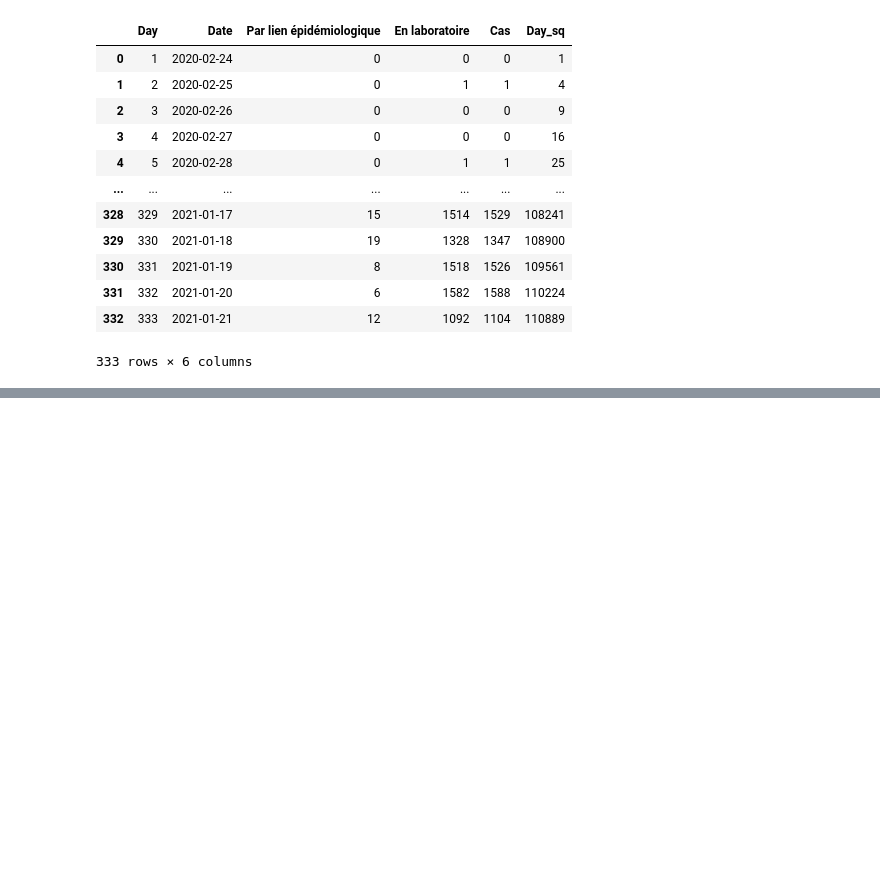
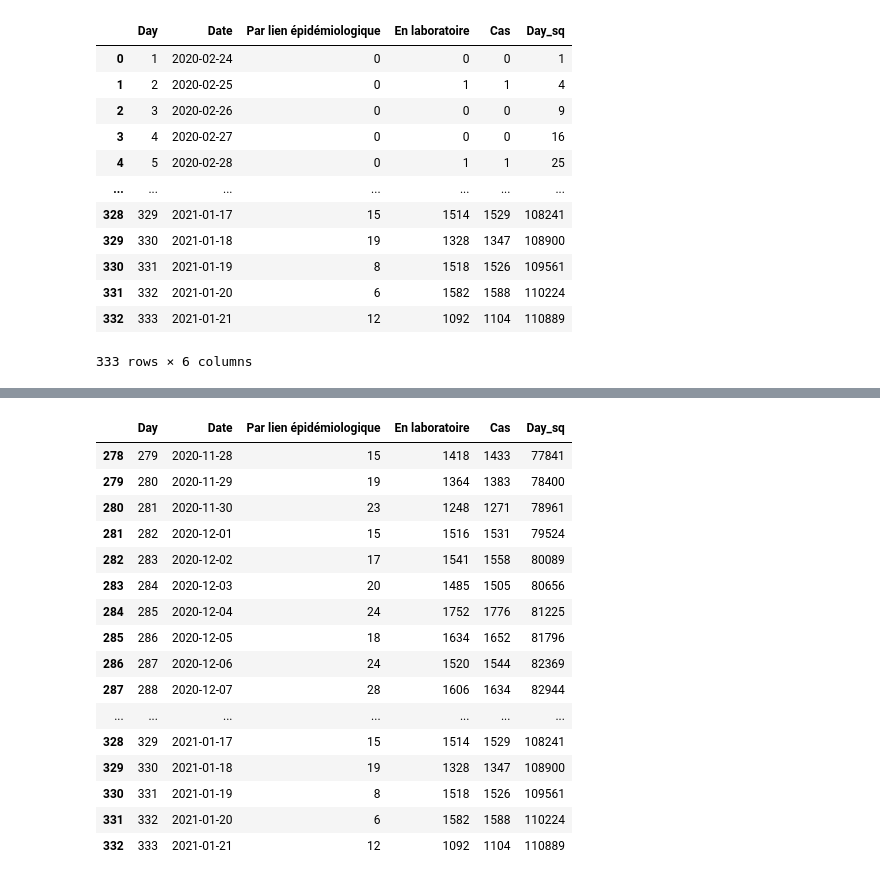
Before and after one commit to mmrossi/m3-4-rdd-project, a Jupyter notebook: Rough Draft.ipynb, the cells around one changed output, grey strips where cells are left out. Cells and saved outputs as stored; diff of their text form; code cells hidden in the pictures; blank space fills up the shorter version.

```diff
--- a/Rough Draft.ipynb
+++ b/Rough Draft.ipynb
@@ -218,0 +221,20 @@ plt.tight_layout()
+# %%
+cov[cov['Day'] > 278]
+# %% [output]
+|  | Day | Date | Par lien épidémiologique | En laboratoire | Cas | Day_sq |
+| 278 | 279 | 2020-11-28 | 15 | 1418 | 1433 | 77841 |
+| 279 | 280 | 2020-11-29 | 19 | 1364 | 1383 | 78400 |
+| 280 | 281 | 2020-11-30 | 23 | 1248 | 1271 | 78961 |
+| 281 | 282 | 2020-12-01 | 15 | 1516 | 1531 | 79524 |
+| 282 | 283 | 2020-12-02 | 17 | 1541 | 1558 | 80089 |
+| 283 | 284 | 2020-12-03 | 20 | 1485 | 1505 | 80656 |
+| 284 | 285 | 2020-12-04 | 24 | 1752 | 1776 | 81225 |
+| 285 | 286 | 2020-12-05 | 18 | 1634 | 1652 | 81796 |
+| 286 | 287 | 2020-12-06 | 24 | 1520 | 1544 | 82369 |
+| 287 | 288 | 2020-12-07 | 28 | 1606 | 1634 | 82944 |
+| ... | ... | ... | ... | ... | ... | ... |
+| 328 | 329 | 2021-01-17 | 15 | 1514 | 1529 | 108241 |
+| 329 | 330 | 2021-01-18 | 19 | 1328 | 1347 | 108900 |
+| 330 | 331 | 2021-01-19 | 8 | 1518 | 1526 | 109561 |
+| 331 | 332 | 2021-01-20 | 6 | 1582 | 1588 | 110224 |
+| 332 | 333 | 2021-01-21 | 12 | 1092 | 1104 | 110889 |
```
Also changed, not shown: parts of 4 cells of this notebook.
